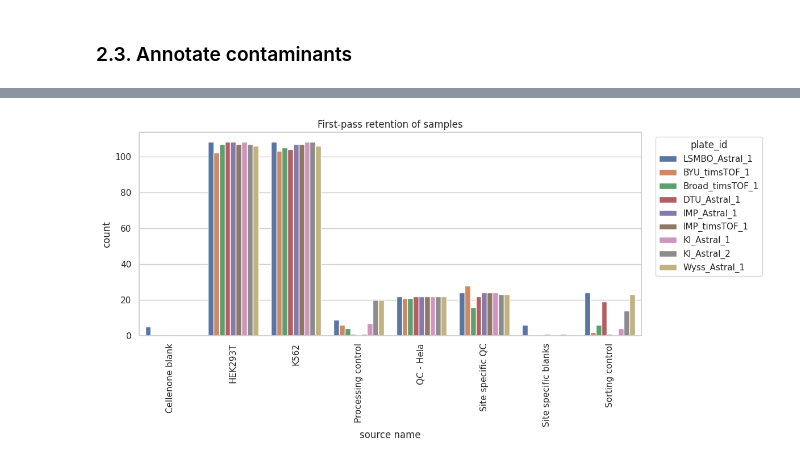
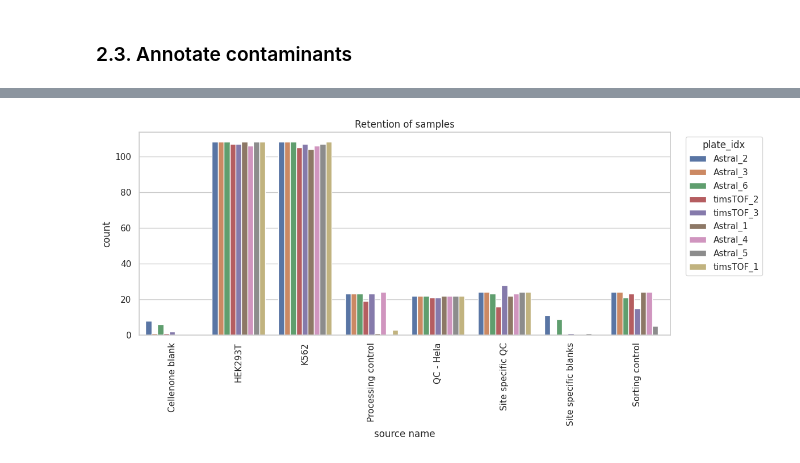
Before and after one commit to CompOmics/SCI, a Jupyter notebook: Notebooks/0_Create_data_objects/02_Results_to_AnnData_DIANN.ipynb, the cells around one changed output, grey strips where cells are left out. Saved outputs shown, nothing was run; the diff lists cells and outputs as text; code cells hidden in the pictures.

```diff
--- a/Notebooks/0_Create_data_objects/02_Results_to_AnnData_DIANN.ipynb
+++ b/Notebooks/0_Create_data_objects/02_Results_to_AnnData_DIANN.ipynb
@@ -550,8 +498,8 @@ def replace_zeros_with_nan(adata, layer=None, dtype=np.float32, verbose=True):
 
     return adata
 
-replace_zeros_with_nan(adata_precursor)                  # operates on adata.X
-replace_zeros_with_nan(adata_protein)                  # operates on adata.X
-replace_zeros_with_nan(adata_precursor_qc)                  # operates on adata.X
-replace_zeros_with_nan(adata_protein_qc)                  # operates on adata.X
+adata_precursor = replace_zeros_with_nan(adata_precursor)
+adata_protein = replace_zeros_with_nan(adata_protein)
+adata_precursor_qc =replace_zeros_with_nan(adata_precursor_qc)
+adata_protein_qc = replace_zeros_with_nan(adata_protein_qc)
 # %% [output]
@@ -605,15 +551,15 @@ pd.DataFrame({
 # %%
-counts = adata_protein.obs.groupby(['source name', 'plate_id']).size().reset_index(name='count')
+counts = adata_protein.obs.groupby(['source name', 'plate_idx']).size().reset_index(name='count')
 
 sns.set_theme(style="whitegrid")
 plt.figure(figsize=(12, 6))
-ax = sns.barplot(data=counts, x='source name', y='count', hue='plate_id', dodge=True)
+ax = sns.barplot(data=counts, x='source name', y='count', hue='plate_idx', dodge=True)
 ax.set_xlabel('source name')
 ax.set_ylabel('count')
 plt.xticks(rotation=90)
-plt.title('First-pass retention of samples')
-plt.legend(title='plate_id', bbox_to_anchor=(1.02, 1), loc='upper left')
+plt.title('Retention of samples')
+plt.legend(title='plate_idx', bbox_to_anchor=(1.02, 1), loc='upper left')
 plt.tight_layout()
 plt.show()
 # %% [output]
-[figure, old version]
+[figure, new version]
```
Also changed, not shown: parts of 28 cells of this notebook, 18 other files.
